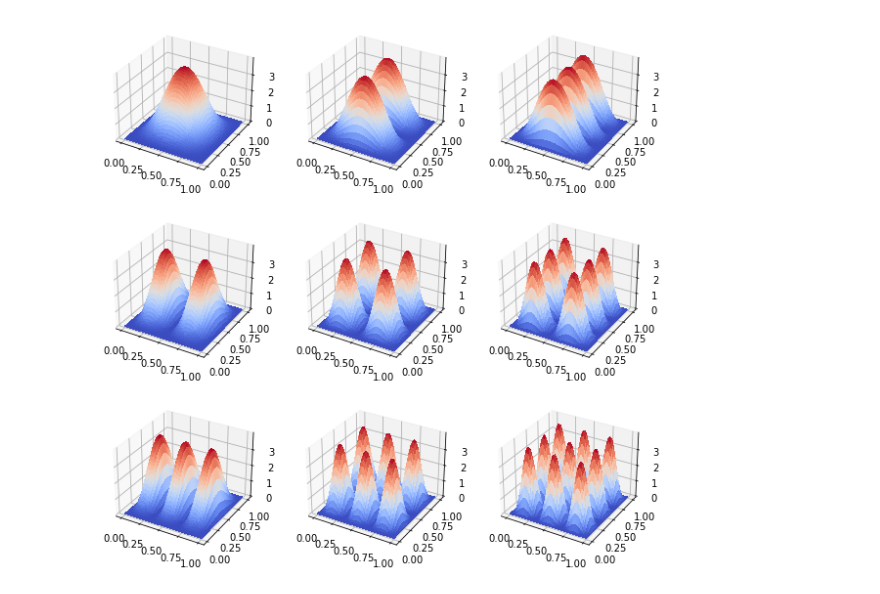
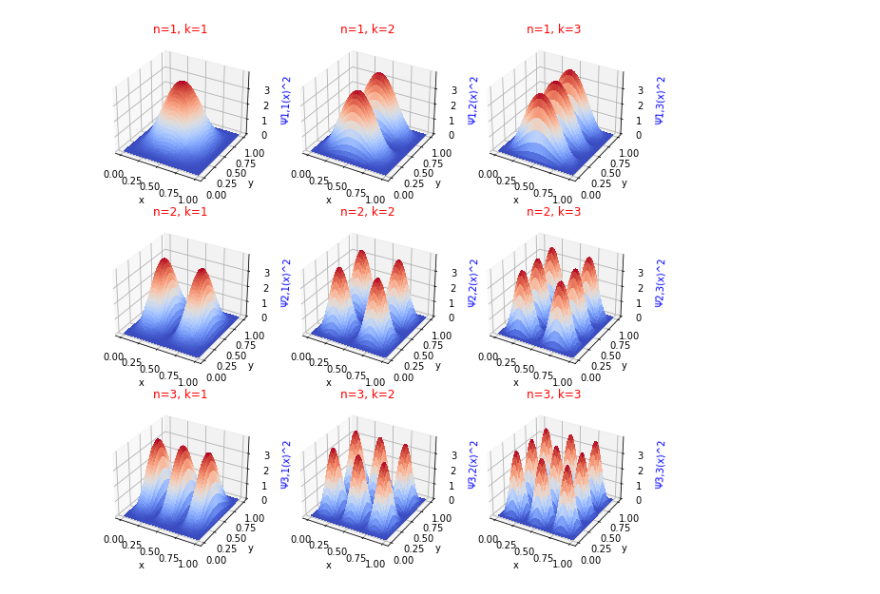
Before and after one commit to akey7/basic-quantum-models, a Jupyter notebook: notebooks/2d-particle-in-box.ipynb, the cells around one changed output. Cells and saved outputs as stored; diff of their text form; code cells hidden in the pictures.

```diff
--- a/notebooks/2d-particle-in-box.ipynb
+++ b/notebooks/2d-particle-in-box.ipynb
@@ -68,13 +68,18 @@ class ParticleInABox2d:
 # %%
 box_2d = ParticleInABox2d(mass=1.0, length=1.0)
 ns = [1, 2, 3]
 ks = [1, 2, 3]
 fig, axs = plt.subplots(nrows=len(ns), ncols=len(ks), figsize=(10, 10), subplot_kw={"projection": "3d"})
 
 for idx_n, n in enumerate(ns):
     for idx_k, k in enumerate(ks):
         xs, ys, zs = box_2d.sq_wavefunction(n, k)
         xs, ys = np.meshgrid(xs, ys)
-        axs[idx_n, idx_k].plot_surface(ys, xs, zs, cmap=cm.coolwarm, linewidth=0, antialiased=False)
+        ax = axs[idx_n, idx_k]
+        ax.set_title(f'n={n}, k={k}', color='r')
+        ax.set_zlabel(f'Ψ{n},{k}(x)^2', color='b')
+        ax.set_xlabel('x')
+        ax.set_ylabel('y')
+        ax.plot_surface(ys, xs, zs, cmap=cm.coolwarm, linewidth=0, antialiased=False)
 # %% [output]
-[figure, old version]
+[figure, new version]
```
